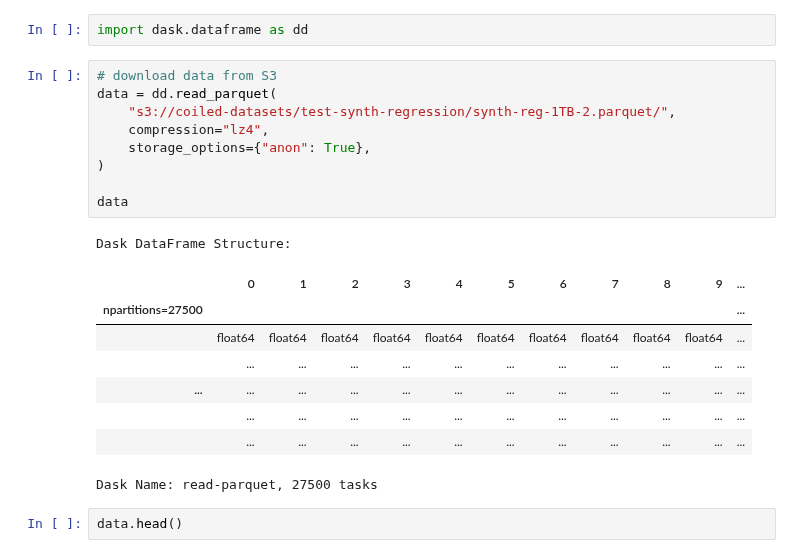
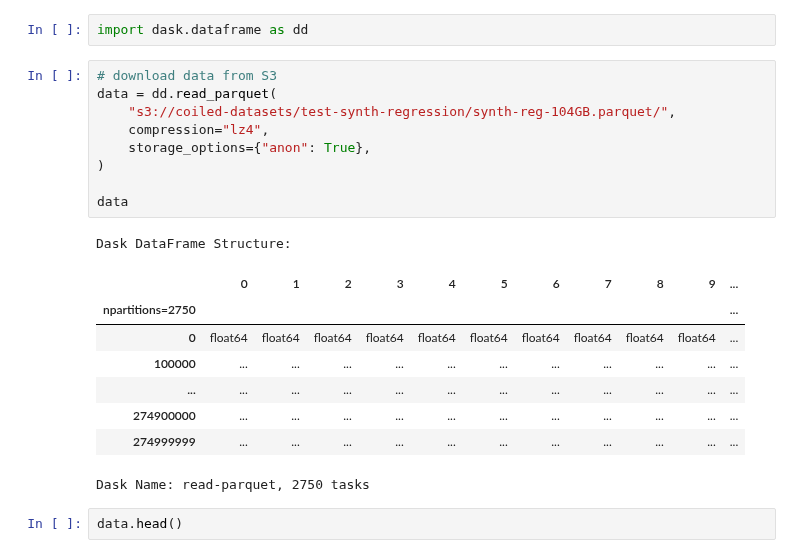
Before and after one commit to coiled/coiled-resources, a Jupyter notebook: xgboost-with-coiled/coiled-xgboost-synth.ipynb, the cells around one changed output. Drawn from its saved outputs; the diff is of its cells as text.

```diff
--- a/xgboost-with-coiled/coiled-xgboost-synth.ipynb
+++ b/xgboost-with-coiled/coiled-xgboost-synth.ipynb
@@ -370,22 +360,22 @@ import dask.dataframe as dd
 # %%
 # download data from S3
 data = dd.read_parquet(
-    "s3://coiled-datasets/test-synth-regression/synth-reg-1TB-2.parquet/",
+    "s3://coiled-datasets/test-synth-regression/synth-reg-104GB.parquet/",
     compression="lz4",
     storage_options={"anon": True},
 )
 
 data
 # %% [output]
 Dask DataFrame Structure:
 |  | 0 | 1 | 2 | 3 | 4 | 5 | 6 | 7 | 8 | 9 | ... |
-| npartitions=27500 |  |  |  |  |  |  |  |  |  |  | ... |
-|  | float64 | float64 | float64 | float64 | float64 | float64 | float64 | float64 | float64 | float64 | ... |
-|  | ... | ... | ... | ... | ... | ... | ... | ... | ... | ... | ... |
+| npartitions=2750 |  |  |  |  |  |  |  |  |  |  | ... |
+| 0 | float64 | float64 | float64 | float64 | float64 | float64 | float64 | float64 | float64 | float64 | ... |
+| 100000 | ... | ... | ... | ... | ... | ... | ... | ... | ... | ... | ... |
 | ... | ... | ... | ... | ... | ... | ... | ... | ... | ... | ... | ... |
-|  | ... | ... | ... | ... | ... | ... | ... | ... | ... | ... | ... |
-|  | ... | ... | ... | ... | ... | ... | ... | ... | ... | ... | ... |
+| 274900000 | ... | ... | ... | ... | ... | ... | ... | ... | ... | ... | ... |
+| 274999999 | ... | ... | ... | ... | ... | ... | ... | ... | ... | ... | ... |
-Dask Name: read-parquet, 27500 tasks
+Dask Name: read-parquet, 2750 tasks
 # %%
 data.head()
 # %% [output]
```
Also changed, not shown: parts of 5 cells of this notebook.
